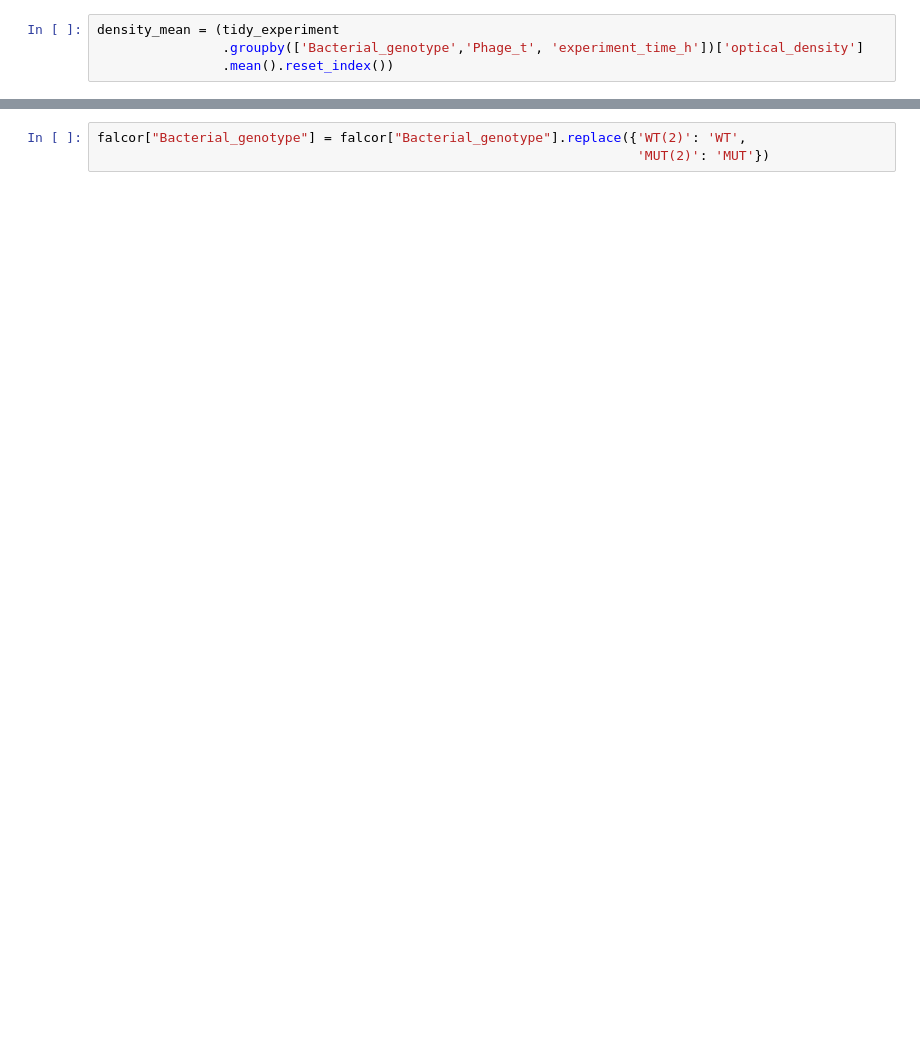
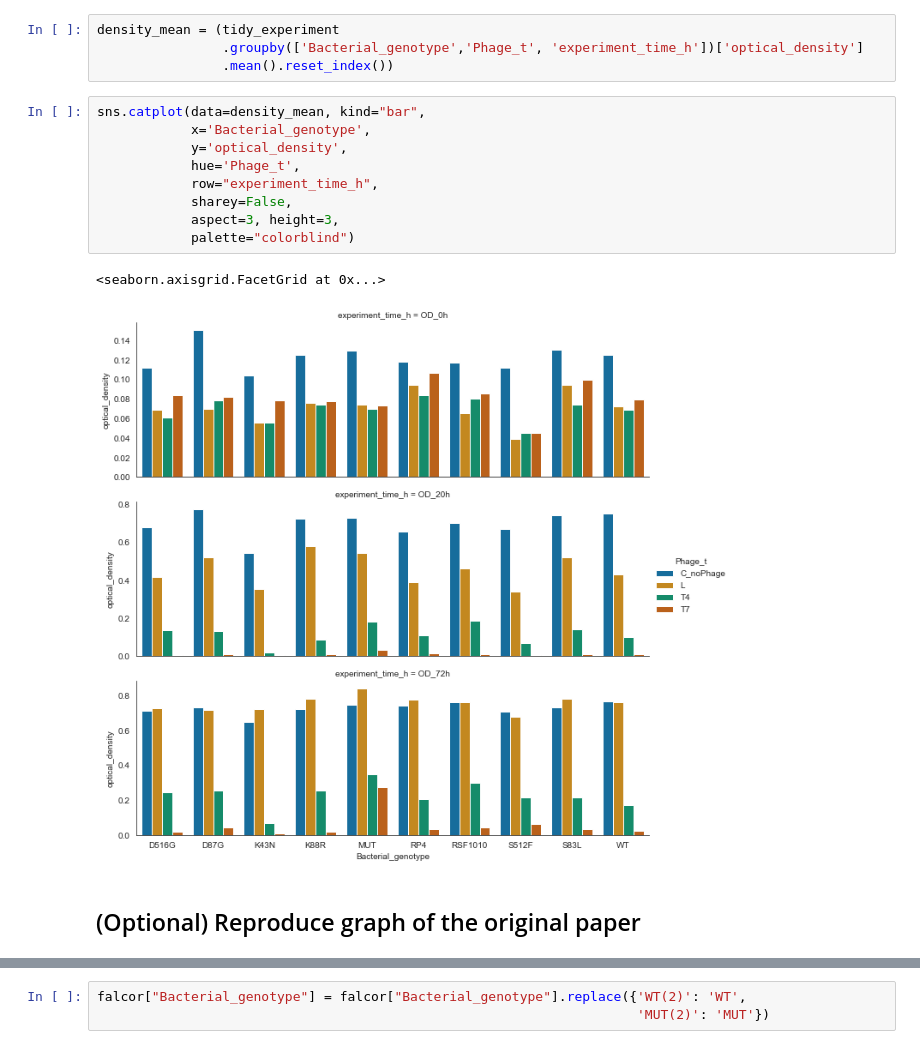
Before and after one commit to jorisvandenbossche/DS-python-data-analysis, a Jupyter notebook: _solved/case3_bacterial_resistance_lab_experiment.ipynb, the cells around one changed output, grey strips where cells are left out. Cells and saved outputs as stored; diff of their text form; blank space fills up the shorter version.

```diff
--- a/_solved/case3_bacterial_resistance_lab_experiment.ipynb
+++ b/_solved/case3_bacterial_resistance_lab_experiment.ipynb
@@ -278,3 +289,17 @@ tidy_experiment.groupby(['Bacterial_genotype', 'experiment_time_h'])['optical_de
 density_mean = (tidy_experiment
                 .groupby(['Bacterial_genotype','Phage_t', 'experiment_time_h'])['optical_density']
                 .mean().reset_index())
+# %%
+sns.catplot(data=density_mean, kind="bar",
+            x='Bacterial_genotype',
+            y='optical_density',
+            hue='Phage_t',
+            row="experiment_time_h",
+            sharey=False,
+            aspect=3, height=3,
+            palette="colorblind")
+# %% [output]
+<seaborn.axisgrid.FacetGrid at 0x...>
+[figure, added]
+# %% [markdown]
+## (Optional) Reproduce graph of the original paper
```
Also changed, not shown: parts of 37 cells of this notebook.
